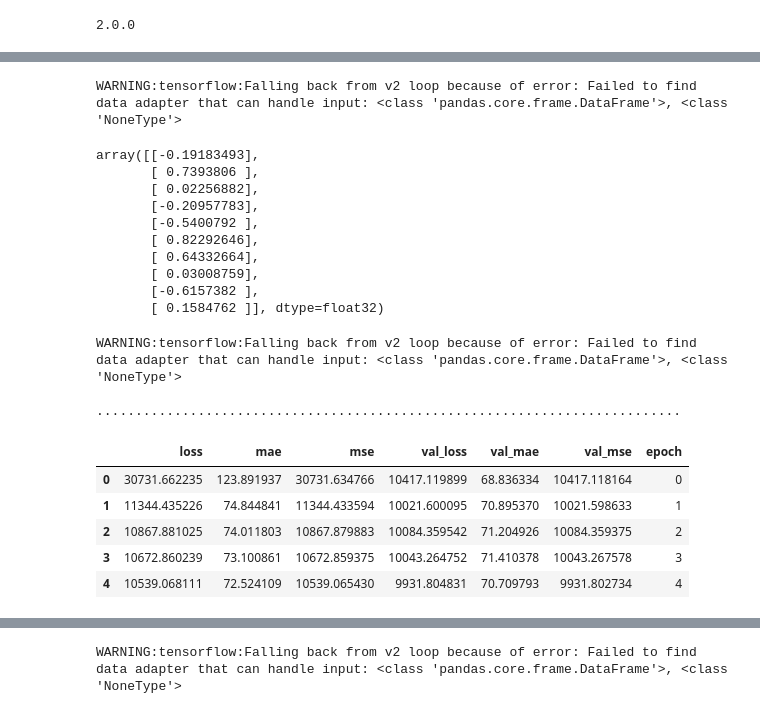
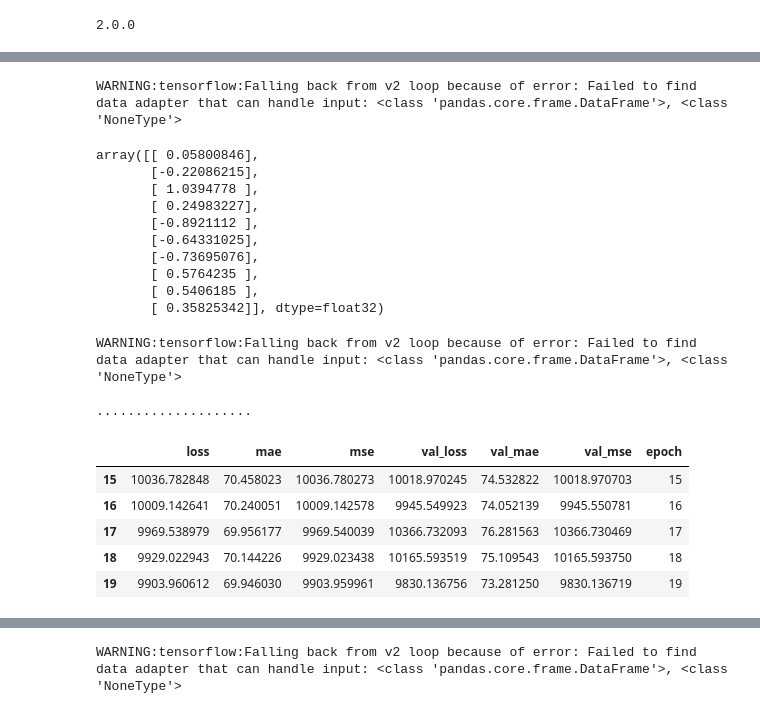
Before and after one commit to lifuzhang1108/Airbnb-Price-Prediction, a Jupyter notebook: run_gd.ipynb, the cells around one changed output, grey strips where cells are left out. Saved outputs shown, nothing was run; the diff lists cells and outputs as text; code cells hidden in the pictures.

```diff
--- a/run_gd.ipynb
+++ b/run_gd.ipynb
@@ -104,20 +104,18 @@ data['Washer'] = data['amenities'] .apply(convert_washer)
 data['HotTub'] = data['amenities'] .apply(convert_hottub)
 # %%
 data_train=data[data.id.isin(train.id)]
+data_train=data_train.drop(columns=['zipcode','first_review','last_review','amenities','latitude','longitude','id'])
 y_train=data_train.price
-x_train=data_train.drop(columns=['is_location_exact','price','zipcode','first_review','last_review','amenities','latitude','longitude','id'])
+x_train=data_train.drop(columns=['price'])
 
 
 data_val=data[data.id.isin(val.id)]
 y_val=data_val.price
-x_val=data_val.drop(columns=['is_location_exact','price','zipcode','first_review','last_review','amenities','latitude','longitude','id'])
+x_val=data_val.drop(columns=['price','zipcode','first_review','last_review','amenities','latitude','longitude','id'])
 
 data_test=data[data.id.isin(test.id)]
 y_test=data_test.price
-x_test=data_test.drop(columns=['is_location_exact','price','zipcode','first_review','last_review','amenities','latitude','longitude','id'])
-
-x_train=x_train.append(x_val)
-y_train=y_train.append(y_val)
+x_test=data_test.drop(columns=['price','zipcode','first_review','last_review','amenities','latitude','longitude','id'])
 # %%
 train_stats = x_train.describe().transpose()
 def norm(x):
@@ -164,23 +162,23 @@ example_result = model.predict(example_batch)
 example_result
 # %% [output]
 WARNING:tensorflow:Falling back from v2 loop because of error: Failed to find data adapter that can handle input: <class 'pandas.core.frame.DataFrame'>, <class 'NoneType'>
-array([[-0.19183493],
-       [ 0.7393806 ],
-       [ 0.02256882],
-       [-0.20957783],
-       [-0.5400792 ],
-       [ 0.82292646],
-       [ 0.64332664],
-       [ 0.03008759],
-       [-0.6157382 ],
-       [ 0.1584762 ]], dtype=float32)
+array([[ 0.05800846],
+       [-0.22086215],
+       [ 1.0394778 ],
+       [ 0.24983227],
+       [-0.8921112 ],
+       [-0.64331025],
+       [-0.73695076],
+       [ 0.5764235 ],
+       [ 0.5406185 ],
+       [ 0.35825342]], dtype=float32)
 # %%
 class PrintDot(keras.callbacks.Callback):
   def on_epoch_end(self, epoch, logs):
     if epoch % 100 == 0: print('')
     print('.', end='')
 
-EPOCHS = 75
+EPOCHS = 20
 
 history = model.fit(
   x_train, y_train,
@@ -189,18 +187,18 @@ history = model.fit(
 # %% [output]
 WARNING:tensorflow:Falling back from v2 loop because of error: Failed to find data adapter that can handle input: <class 'pandas.core.frame.DataFrame'>, <class 'NoneType'>
 
-...........................................................................
+....................
 # %%
 hist = pd.DataFrame(history.history)
 hist['epoch'] = history.epoch
-hist.head()
+hist.tail()
 # %% [output]
 |  | loss | mae | mse | val_loss | val_mae | val_mse | epoch |
-| 0 | 30731.662235 | 123.891937 | 30731.634766 | 10417.119899 | 68.836334 | 10417.118164 | 0 |
-| 1 | 11344.435226 | 74.844841 | 11344.433594 | 10021.600095 | 70.895370 | 10021.598633 | 1 |
-| 2 | 10867.881025 | 74.011803 | 10867.879883 | 10084.359542 | 71.204926 | 10084.359375 | 2 |
-| 3 | 10672.860239 | 73.100861 | 10672.859375 | 10043.264752 | 71.410378 | 10043.267578 | 3 |
-| 4 | 10539.068111 | 72.524109 | 10539.065430 | 9931.804831 | 70.709793 | 9931.802734 | 4 |
+| 15 | 10036.782848 | 70.458023 | 10036.780273 | 10018.970245 | 74.532822 | 10018.970703 | 15 |
+| 16 | 10009.142641 | 70.240051 | 10009.142578 | 9945.549923 | 74.052139 | 9945.550781 | 16 |
+| 17 | 9969.538979 | 69.956177 | 9969.540039 | 10366.732093 | 76.281563 | 10366.730469 | 17 |
+| 18 | 9929.022943 | 70.144226 | 9929.023438 | 10165.593519 | 75.109543 | 10165.593750 | 18 |
+| 19 | 9903.960612 | 69.946030 | 9903.959961 | 9830.136756 | 73.281250 | 9830.136719 | 19 |
 # %%
 def plot_history(history):
   hist = pd.DataFrame(history.history)
```
Also changed, not shown: parts of 2 cells of this notebook, 6 other files.
